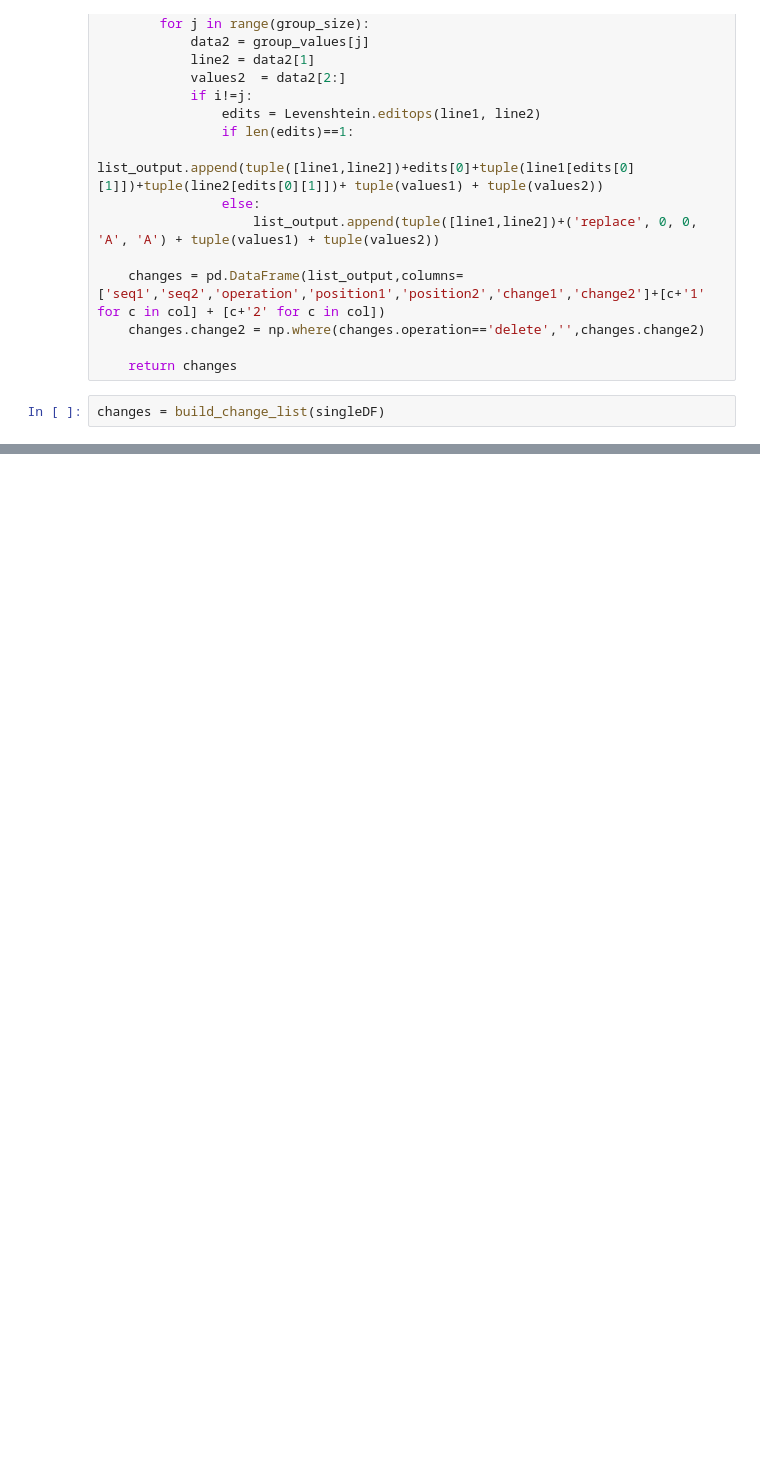
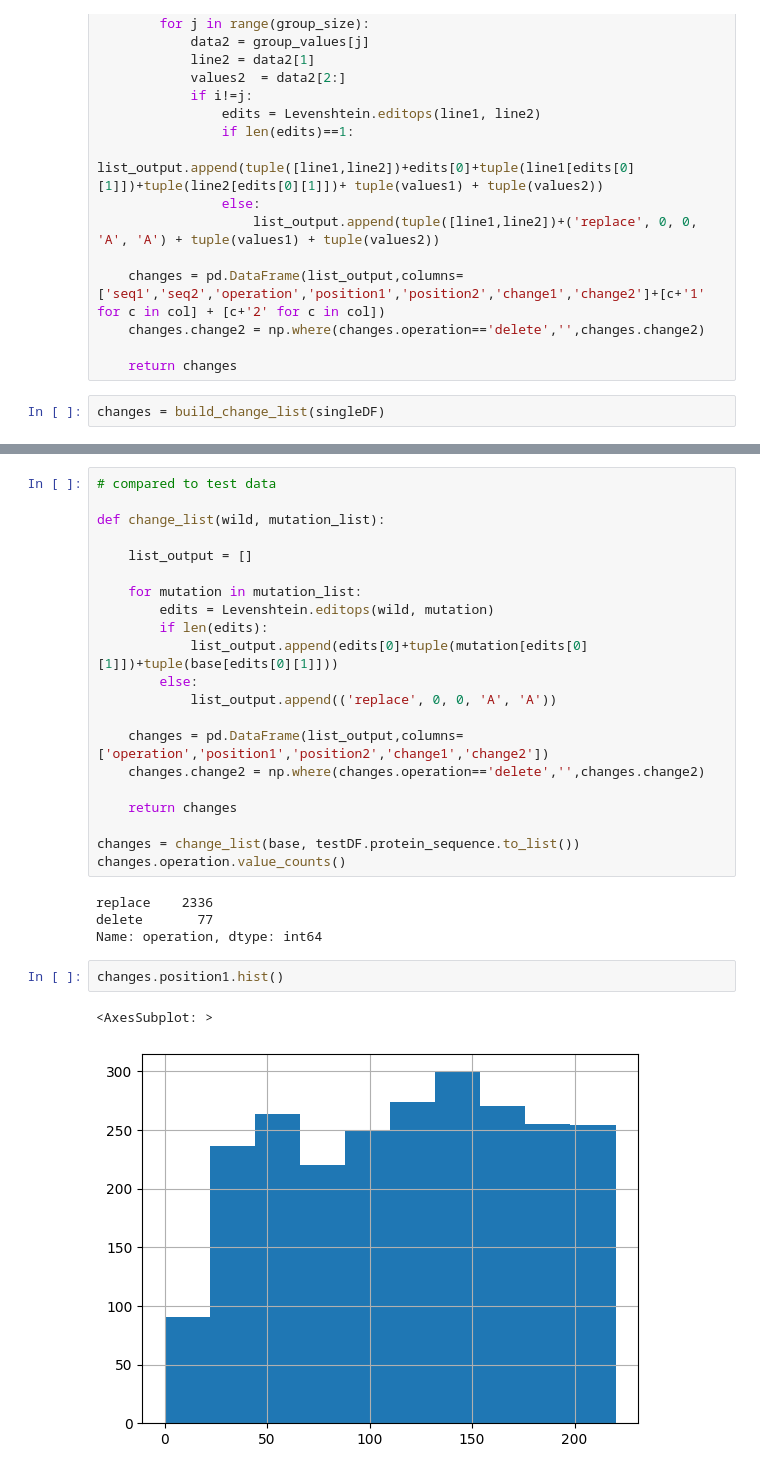
Before and after one commit to martin-he543/novozymes-enzyme-stability-prediction-kaggle-2022, a Jupyter notebook: EDA_single_mutation.ipynb, the cells around one changed output, grey strips where cells are left out. Drawn from its saved outputs; the diff is of its cells as text; blank space fills up the shorter version.

Commit message:
Updated EDA on single muation, added new data

```diff
--- a/EDA_single_mutation.ipynb
+++ b/EDA_single_mutation.ipynb
@@ -100,0 +145,30 @@ ImportError: Missing optional dependency 'Jinja2'. DataFrame.style requires jinj
+# %%
+# compared to test data
+
+def change_list(wild, mutation_list):
+
+    list_output = []
+
+    for mutation in mutation_list:
+        edits = Levenshtein.editops(wild, mutation)
+        if len(edits):
+            list_output.append(edits[0]+tuple(mutation[edits[0][1]])+tuple(base[edits[0][1]]))
+        else:
+            list_output.append(('replace', 0, 0, 'A', 'A'))
+
+    changes = pd.DataFrame(list_output,columns=['operation','position1','position2','change1','change2'])
+    changes.change2 = np.where(changes.operation=='delete','',changes.change2)
+
+    return changes
+
+changes = change_list(base, testDF.protein_sequence.to_list())
+changes.operation.value_counts()
+# %% [output]
+replace    2336
+delete       77
+Name: operation, dtype: int64
+# %%
+changes.position1.hist()
+# %% [output]
+<AxesSubplot: >
+[figure, added]
```
Also changed, not shown: parts of 6 cells of this notebook, 1 other file.
